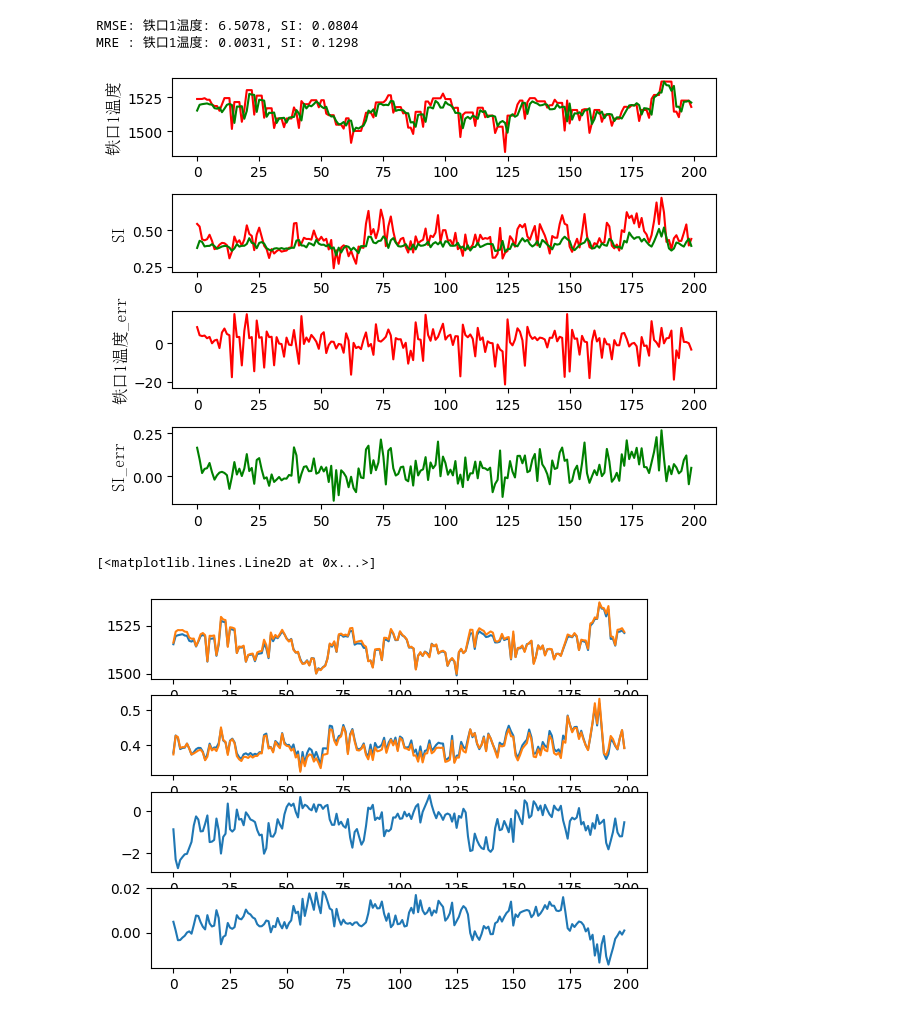
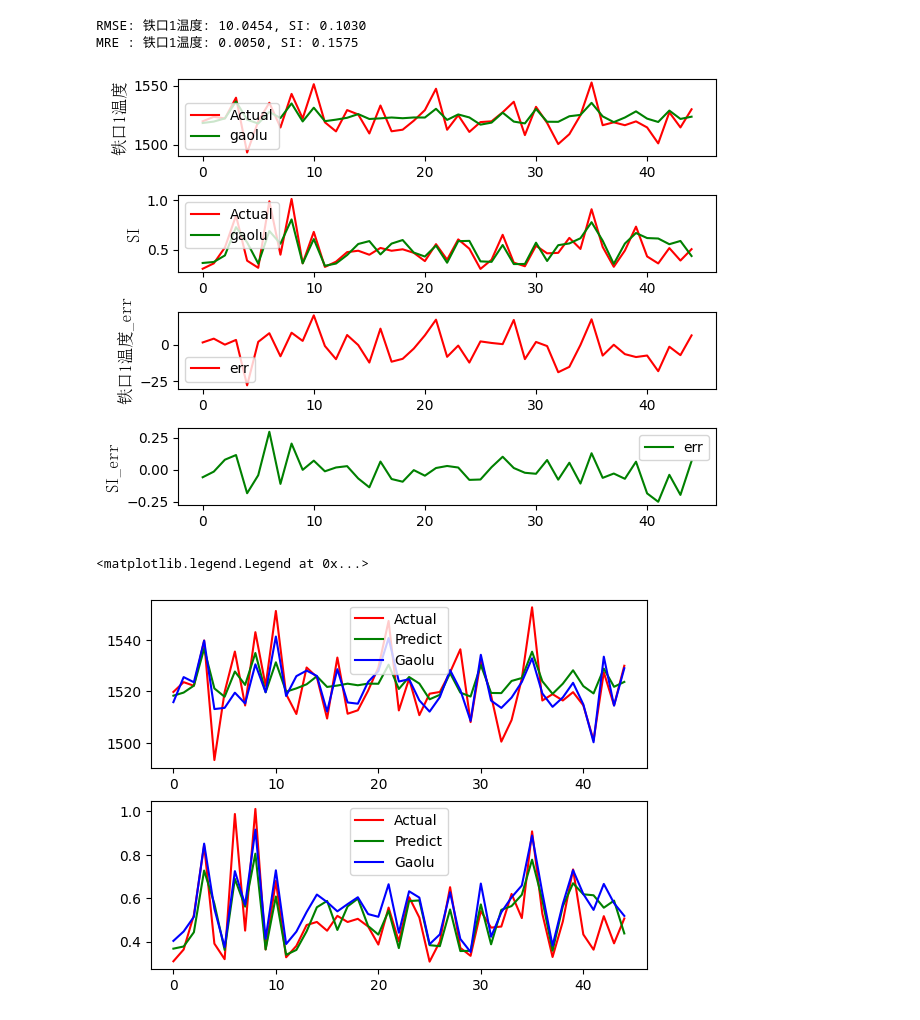
Before and after one commit to haokwok2002/gaolu, a Jupyter notebook: MPC/高炉/1-LSTM-双向-包含当前时刻/LSTM双向-高炉-预测控制.ipynb, the cells around one changed output. Saved outputs shown, nothing was run; the diff lists cells and outputs as text; code cells hidden in the pictures.

```diff
--- a/MPC/高炉/1-LSTM-双向-包含当前时刻/LSTM双向-高炉-预测控制.ipynb
+++ b/MPC/高炉/1-LSTM-双向-包含当前时刻/LSTM双向-高炉-预测控制.ipynb
@@ -23,8 +23,9 @@ from matplotlib.font_manager import FontProperties
 font = FontProperties(fname=r"c:\windows\fonts\simsun.ttc", size=12)  # 替换为你的中文字体文件路径
 # %%
 # 读取Excel文件
+# 读取Excel文件
 excel_path = f'C:\\Users\\haokw\\Documents\\GitHub\\gaolu\\MPC\\高炉\\0数据处理\\趋势变量+噪声变量\\趋势变量加随机噪声-专用数据1.xlsx'
-df_sheet = pd.read_excel(excel_path, sheet_name='建模-分量')
+df_sheet = pd.read_excel(excel_path, sheet_name='建模-分量-全部')
 print(df_sheet.info())
 print(df_sheet.columns)
 # %% [output]
@@ -47,9 +48,9 @@ Data columns (total 34 columns):
       dtype='object')
 # %%
 # 定义输入输出参数
-input_term = ['富氧流量', '冷风流量', '热风温度', '设定喷煤量']
+input_term = ['冷风压力', '冷风流量', '热风温度', '设定喷煤量']
 output_term = ['铁口1温度', 'SI']
-time_term= '主参数时间戳'
+time_term= '时间戳'
 # %%
 # 异常数据处理-处理前后对比
 # 创建数据框副本以避免修改原始数据
@@ -416,7 +410,9 @@ hidden_size = 16
 torch.manual_seed(0)
 model_gaolu = MyRNNModel(features_size = features_size,
                         hidden_size = hidden_size,
-                        isbidirectional=False)
+                        isbidirectional=True)
 epoch_sum_gaolu = 0
+gaolu_train_loss_list = []
+gaolu_val_loss_list = []
 # %%
 # 高炉模型训练
@@ -498,10 +509,12 @@ MRE : 铁口1温度: 0.0030, SI: 0.1322
 # %%
 # 创建预测模型实例
 features_size = 10
-hidden_size = 64
+hidden_size_predict = 16
 # 设置随机种子
 torch.manual_seed(0)
 model = MyRNNModel(features_size = features_size,
-                    hidden_size = hidden_size,
+                    hidden_size = hidden_size_predict,
                     isbidirectional=True)
-epoch_sum = 0
+epoch_sum_predict = 0
+predict_train_loss_list = []
+predict_val_loss_list = []
@@ -553,58 +583,58 @@ output1 = y_test_1 - y_pred_1_inverse_transform
 
 
 plt.subplot(4, 1, 1)
-plt.plot(y_test_0,'r')
-plt.plot(y_pred_0_inverse_transform,'g')
+plt.plot(y_test_0,'r', label='Actual')
+plt.plot(y_pred_0_inverse_transform,'g', label='gaolu')
 plt.ylabel(output_term[0], fontproperties=font)  # 使用中文标签
-
+plt.legend()
 
 plt.subplot(4, 1, 2)
-plt.plot(y_test_1,'r')
-plt.plot(y_pred_1_inverse_transform,'g')
+plt.plot(y_test_1,'r', label='Actual')
+plt.plot(y_pred_1_inverse_transform,'g', label='gaolu')
 plt.ylabel(output_term[1], fontproperties=font)  # 使用中文标签
-#
+plt.legend()
 
 plt.subplot(4, 1, 3)
-plt.plot(output0,'r-')
+plt.plot(output0,'r-', label='err')
 plt.ylabel(output_term[0]+'_err', fontproperties=font)  # 使用中文标签
-
+plt.legend()
 
 plt.subplot(4, 1, 4)
-plt.plot(output1,'g-')
+plt.plot(output1,'g-', label='err')
 plt.ylabel(output_term[1]+'_err', fontproperties=font)  # 使用中文标签
 
-
+plt.legend()
 plt.tight_layout()
 plt.show()
 # %% [output]
-RMSE: 铁口1温度: 6.5078, SI: 0.0804
-MRE : 铁口1温度: 0.0031, SI: 0.1298
+RMSE: 铁口1温度: 10.0454, SI: 0.1030
+MRE : 铁口1温度: 0.0050, SI: 0.1575
-[figure, old version]
+[figure, new version]
 # %%
+y_test = y_predict_test
+y_test_0 = scalers[output_term[0]].inverse_transform(y_predict_test[:,0].reshape(-1, 1)).flatten()
+y_test_1 = scalers[output_term[1]].inverse_transform(y_predict_test[:,1].reshape(-1, 1)).flatten()
 y_pred_0,y_pred_1  = model.my_predict(X_predict_test)
 y_pred_0_predict = scalers[output_term[0]].inverse_transform((y_pred_0).reshape(-1, 1)).flatten()
 y_pred_1_predict = scalers[output_term[1]].inverse_transform((y_pred_1).reshape(-1, 1)).flatten()
 
 y_pred_0,y_pred_1  = model_gaolu.my_predict(X_predict_test)
 y_pred_0_gaolu = scalers[output_term[0]].inverse_transform((y_pred_0).reshape(-1, 1)).flatten()
 y_pred_1_gaolu = scalers[output_term[1]].inverse_transform((y_pred_1).reshape(-1, 1)).flatten()
 
-plt.subplot(4, 1, 1)
-plt.plot(y_pred_0_predict)
-plt.plot(y_pred_0_gaolu)
-
-plt.subplot(4, 1, 2)
-plt.plot(y_pred_1_predict)
-plt.plot(y_pred_1_gaolu)
-
-plt.subplot(4, 1, 3)
-plt.plot(y_pred_0_predict-y_pred_0_gaolu)
-
-plt.subplot(4, 1, 4)
-plt.plot(y_pred_1_predict-y_pred_1_gaolu)
+plt.subplot(2, 1, 1)
+plt.plot(y_test_0, 'r-', label='Actual')
+plt.plot(y_pred_0_predict, 'g-', label='Predict')
+plt.plot(y_pred_0_gaolu, 'b', label='Gaolu')
+plt.legend()
+plt.subplot(2, 1, 2)
+plt.plot(y_test_1, 'r-', label='Actual')
+plt.plot(y_pred_1_predict, 'g-', label='Predict')
+plt.plot(y_pred_1_gaolu, 'b', label='Gaolu')
+plt.legend()
 # %% [output]
-[<matplotlib.lines.Line2D at 0x...>]
+<matplotlib.legend.Legend at 0x...>
-[figure, old version]
+[figure, new version]
 # %%
 # # 保存模型参数到文件
 # torch.save(model.state_dict(), 'model_predict_params.pth')
```
Also changed, not shown: parts of 19 cells of this notebook, 17 other files.
